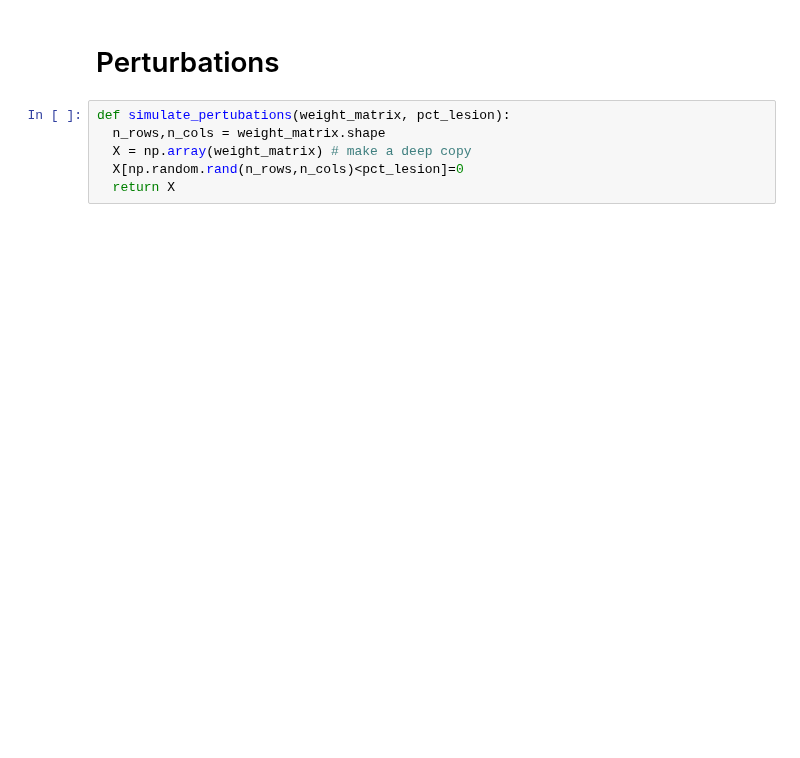
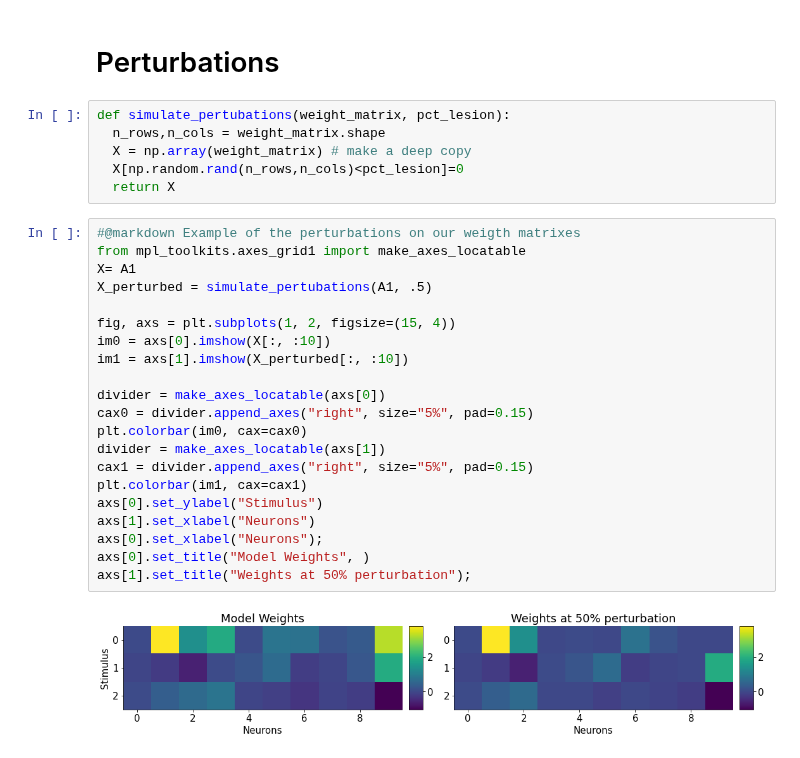
Before and after one commit to mgonzal1/nma_wombat_connectivy_project, a Jupyter notebook: connectivity.ipynb, the cells around one changed output. Saved outputs shown, nothing was run; the diff lists cells and outputs as text; blank space fills up the shorter version.

```diff
--- a/connectivity.ipynb
+++ b/connectivity.ipynb
@@ -821,4 +819,27 @@ def simulate_pertubations(weight_matrix, pct_lesion):
   X = np.array(weight_matrix) # make a deep copy
   X[np.random.rand(n_rows,n_cols)<pct_lesion]=0
   return X
+# %%
+#@markdown Example of the perturbations on our weigth matrixes
+from mpl_toolkits.axes_grid1 import make_axes_locatable
+X= A1
+X_perturbed = simulate_pertubations(A1, .5)
+
+fig, axs = plt.subplots(1, 2, figsize=(15, 4))
+im0 = axs[0].imshow(X[:, :10])
+im1 = axs[1].imshow(X_perturbed[:, :10])
+
+divider = make_axes_locatable(axs[0])
+cax0 = divider.append_axes("right", size="5%", pad=0.15)
+plt.colorbar(im0, cax=cax0)
+divider = make_axes_locatable(axs[1])
+cax1 = divider.append_axes("right", size="5%", pad=0.15)
+plt.colorbar(im1, cax=cax1)
+axs[0].set_ylabel("Stimulus")
+axs[1].set_xlabel("Neurons")
+axs[0].set_xlabel("Neurons");
+axs[0].set_title("Model Weights", )
+axs[1].set_title("Weights at 50% perturbation");
+# %% [output]
+[figure, added]
 # %%
```
Also changed, not shown: parts of 16 cells of this notebook.
